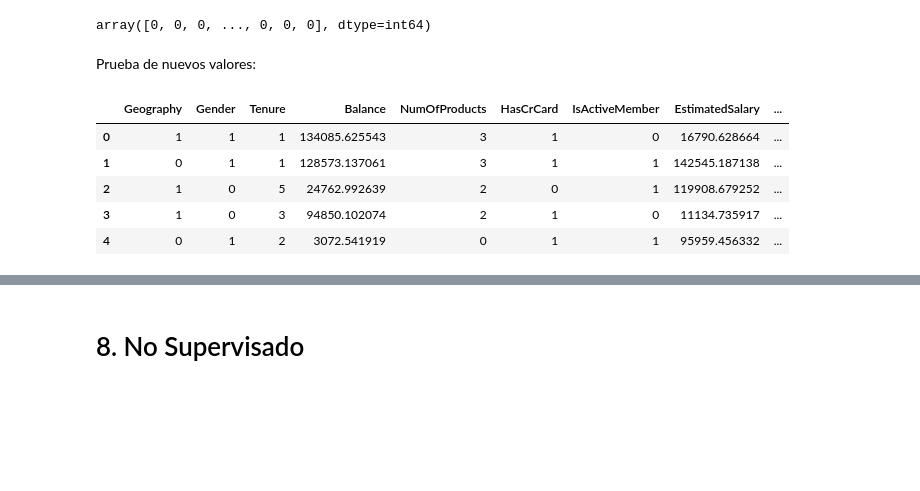
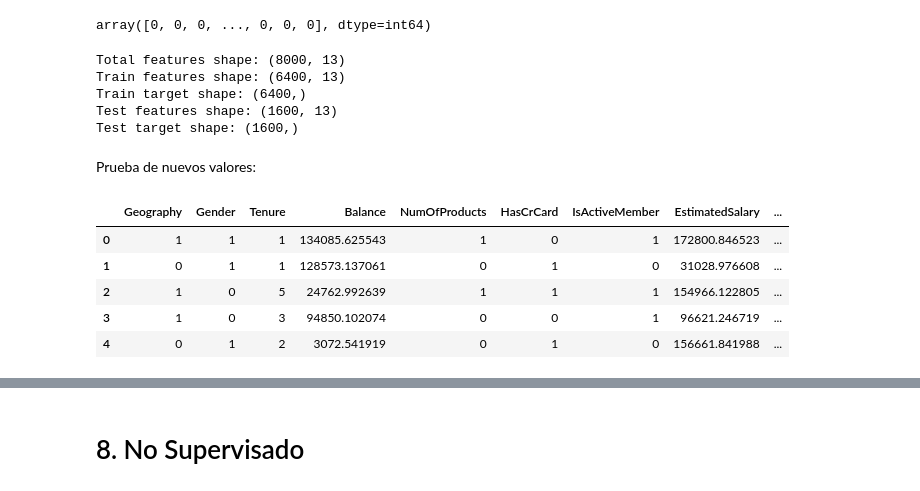
Before and after one commit to StevenNoboa/Proyecto_Machine_Learning_Bank_Customer_Churn_Detection, a Jupyter notebook: noteooks/Entrenamiento_Ev_ProyectoML_3.ipynb, the cells around one changed output, grey strips where cells are left out. Saved outputs shown, nothing was run; the diff lists cells and outputs as text; code cells hidden in the pictures; blank space fills up the shorter version.

```diff
--- a/noteooks/Entrenamiento_Ev_ProyectoML_3.ipynb
+++ b/noteooks/Entrenamiento_Ev_ProyectoML_3.ipynb
@@ -606,36 +607,65 @@ Pipeline(steps=[('scaler', StandardScaler()), ('selectkbest', SelectKBest(k=7)),
 modelo_importado_1.predict(X_t)
 # %% [output]
 array([0, 0, 0, ..., 0, 0, 0], dtype=int64)
+# %%
+df_train = pd.read_csv("../data_processed/Train_Churn_processed.csv")
+
+X = df_train.drop(columns=["Exited"])
+y = df_train["Exited"]
+
+X_train, X_test, y_train, y_test = train_test_split(X, y, test_size=0.2, random_state=10)
+
+print("Total features shape:", X.shape)
+print("Train features shape:", X_train.shape)
+print("Train target shape:", y_train.shape)
+print("Test features shape:", X_test.shape)
+print("Test target shape:", y_test.shape)
+
+rus = RandomUnderSampler(random_state=10)
+
+X_train_resampled, y_train_resampled = rus.fit_resample(X_train, y_train)
+
+with open(filename, 'rb') as archivo_entrada:
+     modelo_importado_1 = pickle.load(archivo_entrada)
+
+modelo_importado_1.fit(X_train_resampled, y_train_resampled)
+y_pred = modelo_importado_1.predict(X_test)
+# %% [output]
+Total features shape: (8000, 13)
+Train features shape: (6400, 13)
+Train target shape: (6400,)
+Test features shape: (1600, 13)
+Test target shape: (1600,)
 # %% [markdown]
 Prueba de nuevos valores:
 # %%
 np.random.seed(11)
 
 nuevos_valores = {
     'Geography': np.random.randint(0, 3, size=5),
     'Gender': np.random.randint(0, 2, size=5),
-    'Tenure': np.random.randint(1, 10, size=5),
+    'Tenure': np.random.randint(1, 11, size=5),
     'Balance': np.random.uniform(0, 150000, size=5),
-    'NumOfProducts': np.random.randint(0, 5, size=5),
+    'NumOfProducts': np.random.randint(0, 2, size=5),
     'HasCrCard': np.random.randint(0, 2, size=5),
     'IsActiveMember': np.random.randint(0, 2, size=5),
     'EstimatedSalary': np.random.uniform(0, 200000, size=5),
     'Satisfaction Score': np.random.randint(1, 5, size=5),
-    'Card Type': np.random.randint(1, 5, size=5),
-    'Point Earned': np.random.randint(200, 1000, size=5),
-    'Age Category': np.random.randint(1, 4, size=5),
-    'CreditScore Category': np.random.randint(1, 4, size=5)
+    'Card Type': np.random.randint(0, 4, size=5),
+    'Point Earned': np.random.randint(119, 1000, size=5),
+    'Age Category': np.random.randint(0, 5, size=5),
+    'CreditScore Category': np.random.randint(0, 5, size=5)
 }
 
 nuevos_df = pd.DataFrame(nuevos_valores)
 nuevos_df
 # %% [output]
 |  | Geography | Gender | Tenure | Balance | NumOfProducts | HasCrCard | IsActiveMember | EstimatedSalary | ... |
-| 0 | 1 | 1 | 1 | 134085.625543 | 3 | 1 | 0 | 16790.628664 | ... |
-| 1 | 0 | 1 | 1 | 128573.137061 | 3 | 1 | 1 | 142545.187138 | ... |
-| 2 | 1 | 0 | 5 | 24762.992639 | 2 | 0 | 1 | 119908.679252 | ... |
-| 3 | 1 | 0 | 3 | 94850.102074 | 2 | 1 | 0 | 11134.735917 | ... |
-| 4 | 0 | 1 | 2 | 3072.541919 | 0 | 1 | 1 | 95959.456332 | ... |
+| 0 | 1 | 1 | 1 | 134085.625543 | 1 | 0 | 1 | 172800.846523 | ... |
+| 1 | 0 | 1 | 1 | 128573.137061 | 0 | 1 | 0 | 31028.976608 | ... |
+| 2 | 1 | 0 | 5 | 24762.992639 | 1 | 1 | 1 | 154966.122805 | ... |
+| 3 | 1 | 0 | 3 | 94850.102074 | 0 | 0 | 1 | 96621.246719 | ... |
+| 4 | 0 | 1 | 2 | 3072.541919 | 0 | 1 | 0 | 156661.841988 | ... |
 # %%
 modelo_importado_1.predict(nuevos_df)
 # %% [output]
```
Also changed, not shown: parts of 27 cells of this notebook, 8 other files.
